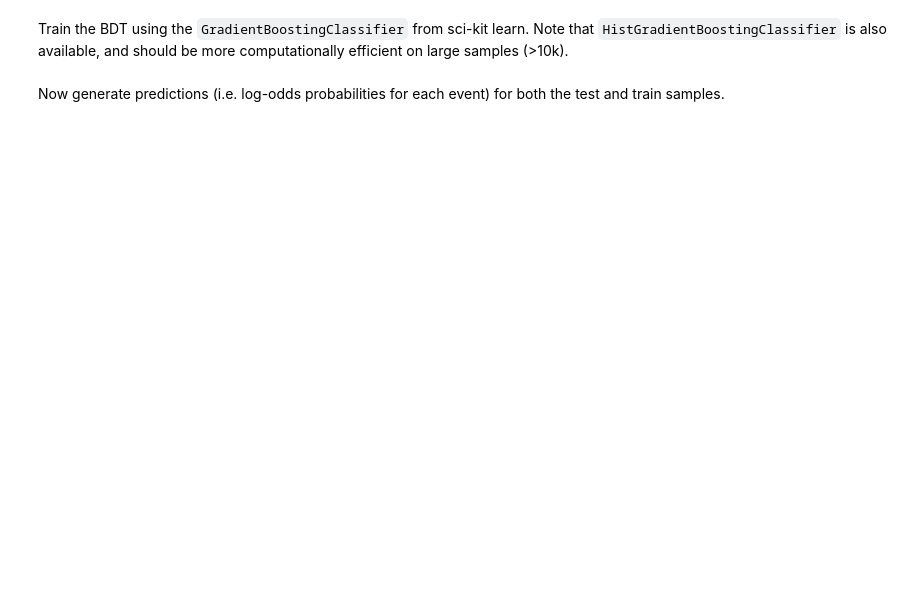
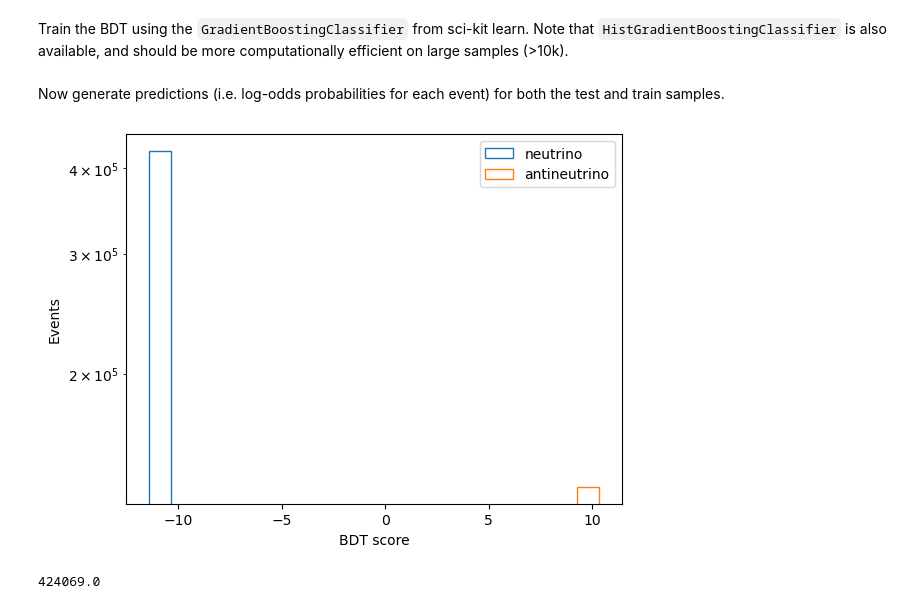
Before and after one commit to bristol-dune/atmospherics-tools, a Jupyter notebook: fast-osc-feedback/BDT-Skeleton.ipynb, the cells around one changed output. Drawn from its saved outputs; the diff is of its cells as text; code cells hidden in the pictures; blank space fills up the shorter version.

```diff
--- a/fast-osc-feedback/BDT-Skeleton.ipynb
+++ b/fast-osc-feedback/BDT-Skeleton.ipynb
@@ -110,6 +113,4 @@ Train the BDT using the `GradientBoostingClassifier` from sci-kit learn.  Note t
 # %%
 from sklearn.ensemble import GradientBoostingClassifier
 
-clf = GradientBoostingClassifier(
-    n_estimators=100, learning_rate=1.0, max_depth=None, random_state=0
-).fit(X_train, y_train)
+clf = GradientBoostingClassifier().fit(X_train, y_train)
@@ -131,39 +125,26 @@ scores_train = clf.decision_function(X_train)
 # create the results for test dataset
 scores_test = clf.decision_function(X_test)
 # %%
-import numpy as np
-
 nu_index = 0
 nubar_index = 1
 
-prob_test_nu = 1 / (1 + np.exp(scores_test[y_test == nu_index]))
-prob_test_nubar = 1 / (1 + np.exp(scores_test[y_test == nubar_index]))
-prob_train_nu = 1 / (1 + np.exp(scores_train[y_train == nu_index]))
-prob_train_nubar = 1 / (1 + np.exp(scores_train[y_train == nubar_index]))
-
-
-_, bins, _ = plt.hist(
-    prob_test_nu, label="neutrino (test)", histtype="step", bins=20, density=True
+n, bins, _ = plt.hist(
+    scores_test[y_test == nu_index],
+    label="neutrino",
+    histtype="step",
+    bins=20,
+    range=(scores_test.min(), scores_test.max()),
 )
 plt.hist(
-    prob_test_nubar,
-    label="antineutrino (test)",
-    histtype="step",
-    bins=bins,
-    density=True,
-)
-plt.hist(
-    prob_train_nu, label="neutrino (train)", histtype="step", bins=bins, density=True
-)
-plt.hist(
-    prob_train_nubar,
-    label="antineutrino (train)",
-    histtype="step",
-    bins=bins,
-    density=True,
+    scores_test[y_test == nubar_index], label="antineutrino", histtype="step", bins=bins
 )
 plt.legend()
 plt.yscale("log")
-plt.xlabel("Probability")
+plt.xlabel("BDT score")
 plt.ylabel("Events")
 plt.show()
+
+print(np.sum(n))
+# %% [output]
+[figure, added]
+424069.0
```
Also changed, not shown: parts of 9 cells of this notebook.
